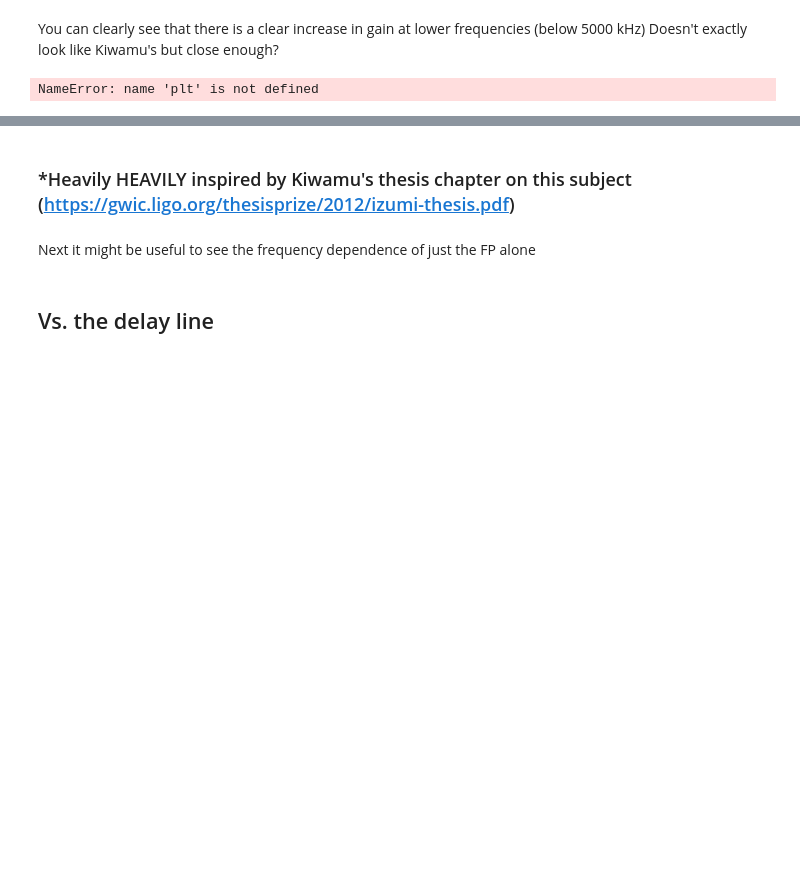
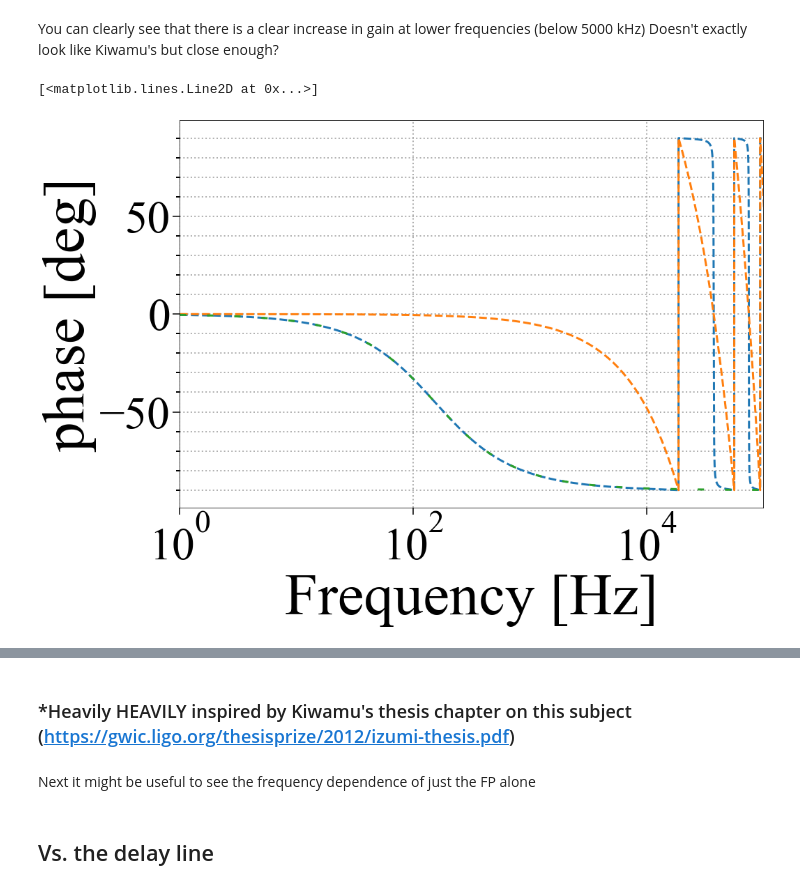
Before and after one commit to dancvan/dissertation, a Jupyter notebook: code/fpmi_fr.ipynb, the cells around one changed output, grey strips where cells are left out. Drawn from its saved outputs; the diff is of its cells as text; code cells hidden in the pictures; blank space fills up the shorter version.

```diff
--- a/code/fpmi_fr.ipynb
+++ b/code/fpmi_fr.ipynb
@@ -215,10 +227,11 @@ Doesn't exactly look like Kiwamu's but close enough?
 # %%
 plt.figure(figsize=(15,10.22))
 plt.xlim([1,100000])
 plt.ylabel('phase [deg]')
 plt.xlabel('Frequency [Hz]', )
-plt.semilogx(w,(180/np.pi)*np.arctan(np.imag(H_FPMI)/np.real(H_FPMI)),'--')
-plt.semilogx(w,(180/np.pi)*np.arctan(np.imag(H_MI)/np.real(H_MI)), '--')
-plt.semilogx(w,(180/np.pi)*np.arctan(np.imag(H_FPMI_LP)/np.real(H_FPMI_LP)),linestyle='--', linewidth=3.0,dashes=(3,10))
+plt.semilogx(nu,bode_ph(H_FPMI),'--')
+plt.semilogx(nu,bode_ph(H_MICH), '--')
+plt.semilogx(nu,bode_ph(H_FPMI_LP),linestyle='--', linewidth=3.0,dashes=(3,10))
 # %% [output]
-NameError: name 'plt' is not defined
+[<matplotlib.lines.Line2D at 0x...>]
+[figure, added]
```
Also changed, not shown: parts of 16 cells of this notebook, 3 other files.
